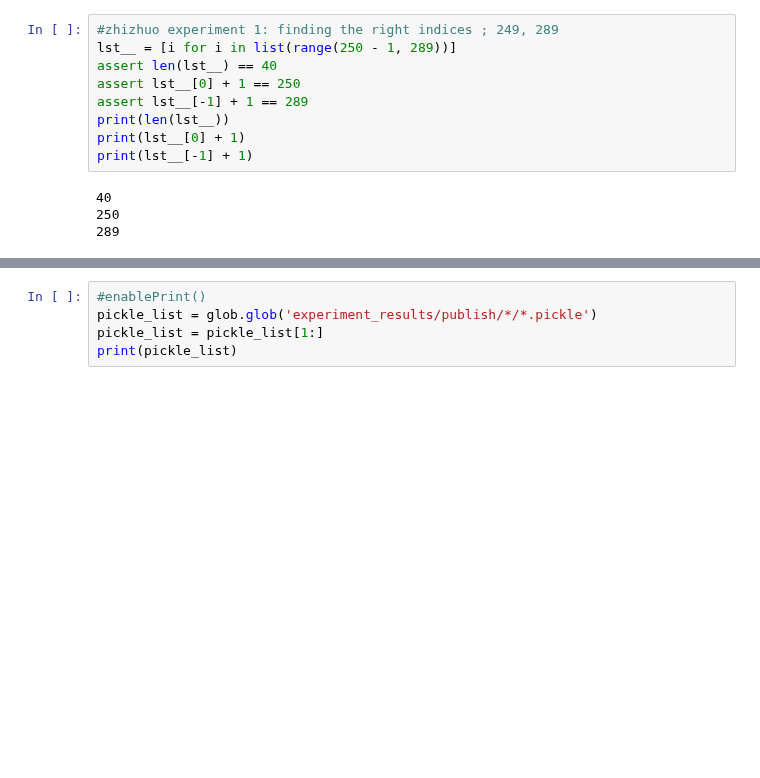
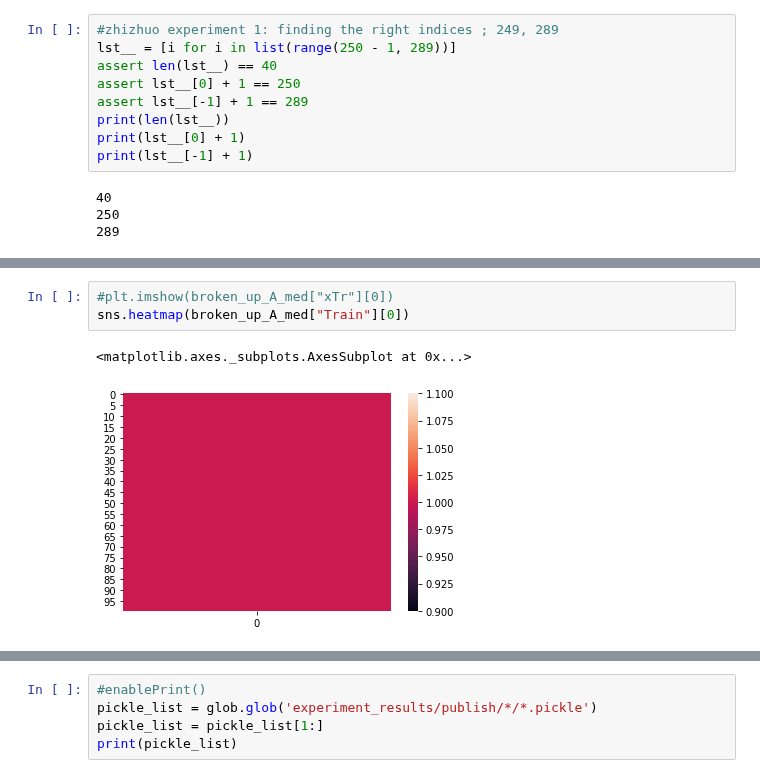
Before and after one commit to blindedjoy/Reservoir, a Jupyter notebook: MARIOS/Analysis.ipynb, the cells around one changed output, grey strips where cells are left out. Saved outputs shown, nothing was run; the diff lists cells and outputs as text; blank space fills up the shorter version.

```diff
--- a/MARIOS/Analysis.ipynb
+++ b/MARIOS/Analysis.ipynb
@@ -371 +541,7 @@ pred_ = esn_spec.predict( n_steps = test_.shape[0], x = test_)
+# %%
+#plt.imshow(broken_up_A_med["xTr"][0])
+sns.heatmap(broken_up_A_med["Train"][0])
+# %% [output]
+<matplotlib.axes._subplots.AxesSubplot at 0x...>
+[figure, added]
 # %%
```
Also changed, not shown: parts of 20 cells of this notebook, 28 other files.
